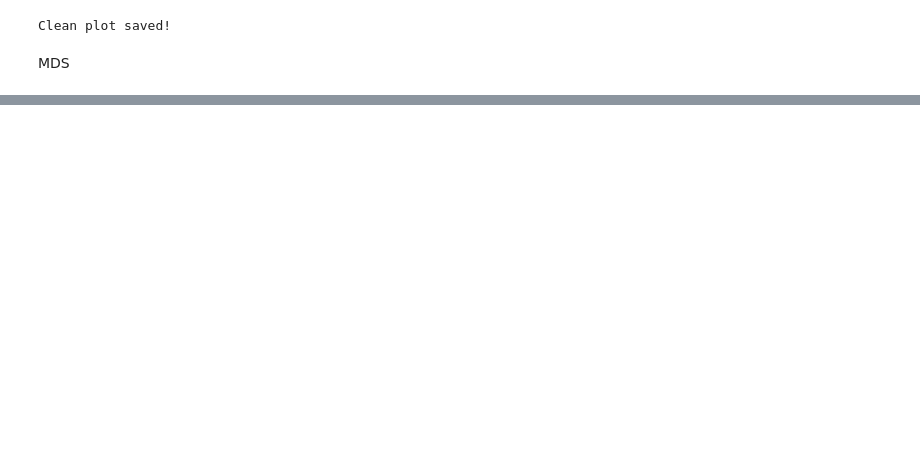
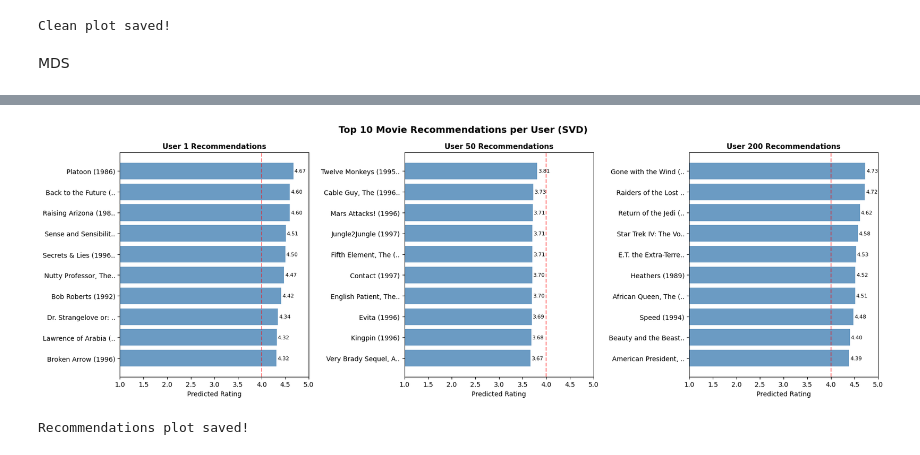
Before and after one commit to olivia-m96/comp8535-MovieRecommendation, a Jupyter notebook: comp8535.ipynb, the cells around one changed output, grey strips where cells are left out. Saved outputs shown, nothing was run; the diff lists cells and outputs as text; code cells hidden in the pictures; blank space fills up the shorter version.

```diff
--- a/comp8535.ipynb
+++ b/comp8535.ipynb
@@ -617,0 +704,16 @@ MDS plot saved!
+# %%
+# Show what each user actually rated highly (for comparison)
+for user_id in [1, 50, 200]:
+    print(f"\n Movies User {user_id} actually rated highly:")
+    print(f"{'Title':<45} {'Actual Rating':>13}")
+    print("-" * 60)
+
+    user_actual = train_data[
+        (train_data['user_id'] == user_id) &
+        (train_data['rating'] >= 4)
+    ].merge(movies, on='movie_id')[['title', 'rating']]
+
+    user_actual = user_actual.sort_values('rating', ascending=False).head(5)
+
+    for _, row in user_actual.iterrows():
+        print(f"{row['title']:<45} {row['rating']:>13}")
@@ -617,0 +738,43 @@ MDS plot saved!
+# %%
+fig, axes = plt.subplots(1, 3, figsize=(18, 6))
+
+users = [1, 50, 200]
+titles_dict = {}
+ratings_dict = {}
+
+for idx, user_id in enumerate(users):
+    recs = recommend_movies(user_id=user_id)
+    # Shorten titles
+    short_titles = [t[:20] + '..' if len(t) > 20 else t
+                   for t in recs['title']]
+    pred_ratings = recs['predicted_rating'].values
+
+    # Plot horizontal bar chart
+    bars = axes[idx].barh(short_titles[::-1],
+                          pred_ratings[::-1],
+                          color='steelblue',
+                          alpha=0.8)
+
+    axes[idx].set_title(f'User {user_id} Recommendations',
+                        fontweight='bold', fontsize=11)
+    axes[idx].set_xlabel('Predicted Rating')
+    axes[idx].set_xlim(1, 5)
+    axes[idx].axvline(x=4.0, color='red',
+                      linestyle='--', alpha=0.5,
+                      label='Rating = 4.0')
+
+    # Add value labels
+    for bar, rating in zip(bars, pred_ratings[::-1]):
+        axes[idx].text(rating + 0.02, bar.get_y() + bar.get_height()/2,
+                      f'{rating:.2f}',
+                      va='center', fontsize=8)
+
+plt.suptitle('Top 10 Movie Recommendations per User (SVD)',
+             fontsize=14, fontweight='bold')
+plt.tight_layout()
+plt.savefig('recommendations_per_user.png', dpi=150, bbox_inches='tight')
+plt.show()
+print("Recommendations plot saved!")
+# %% [output]
+[figure, added]
+Recommendations plot saved!
```
Also changed, not shown: parts of 10 cells of this notebook.
